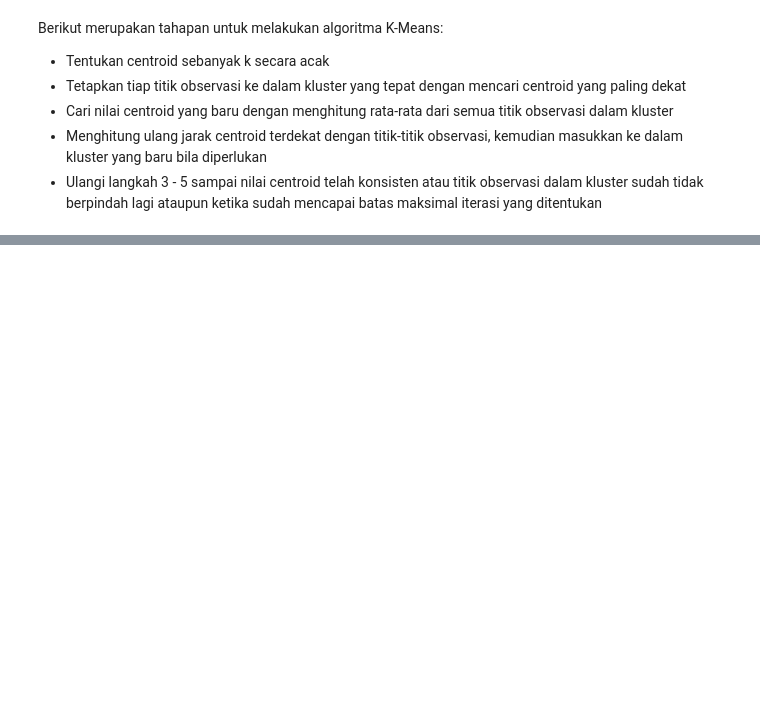
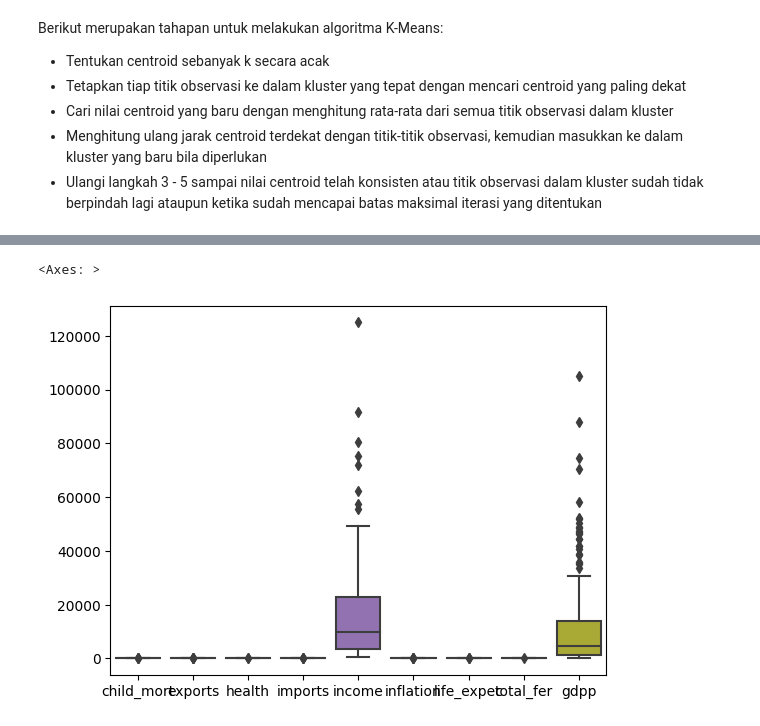
Before and after one commit to ArviandanaR/Praktikum-Data-Mining-2024, a Jupyter notebook: Pertemuan 8/Pertemuan 8 Clustering.ipynb, the cells around one changed output, grey strips where cells are left out. Drawn from its saved outputs; the diff is of its cells as text; code cells hidden in the pictures; blank space fills up the shorter version.

```diff
--- a/Pertemuan 8/Pertemuan 8 Clustering.ipynb
+++ b/Pertemuan 8/Pertemuan 8 Clustering.ipynb
@@ -25,0 +33,3 @@ import seaborn as sb
+# %%
+df = pd.read_csv('./Country-data.csv')
+df
@@ -25,0 +50,3 @@ import seaborn as sb
+# %%
+df.set_index('country', drop = True, inplace = True)
+df
@@ -25,0 +102,5 @@ import seaborn as sb
+# %%
+sb.boxplot(df)
+# %% [output]
+<Axes: >
+[figure, added]
```
Also changed, not shown: parts of 29 cells of this notebook, 1 other file.
